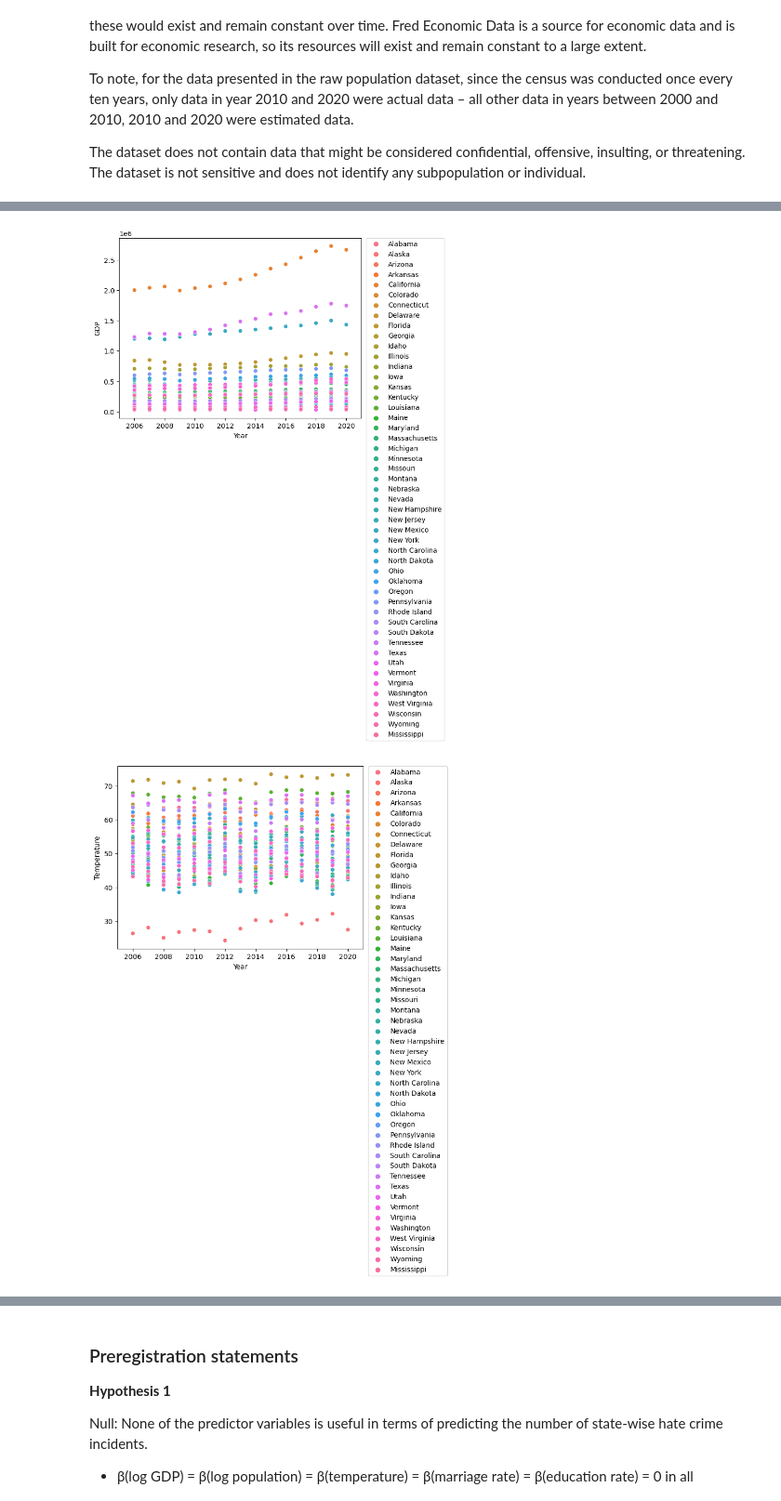
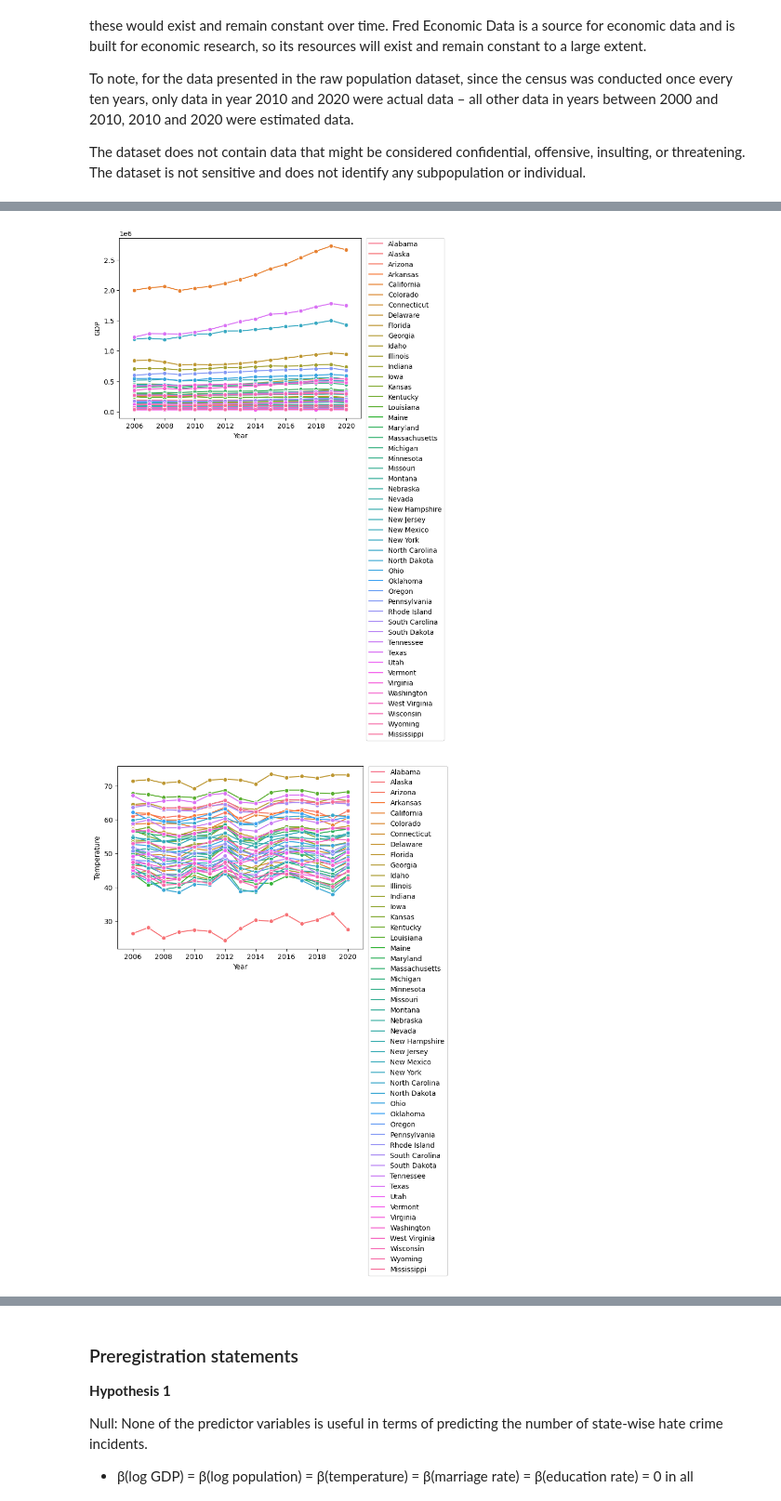
Before and after one commit to ChenTsizhen/2950_Project, a Jupyter notebook: phase4.ipynb, the cells around one changed output, grey strips where cells are left out. Shown at 93% size. Drawn from its saved outputs; the diff is of its cells as text; code cells hidden in the pictures.

Commit message:
add lineplots

```diff
--- a/phase4.ipynb
+++ b/phase4.ipynb
@@ -308,9 +309,9 @@ To note, for the data presented in the raw population dataset, since the census
 
 The dataset does not contain data that might be considered confidential, offensive, insulting, or threatening. The dataset is not sensitive and does not identify any subpopulation or individual.
 # %%
-# Plot scatter plot for each input/output column, over year group by state
+# Plot line plots for each input/output column, over year group by state
 def plot(col):
-    ax = sns.scatterplot(data=df, x='Year', y=col, hue='State')
+    ax = sns.lineplot(data=df, x='Year', y=col, hue='State', marker='o')
     plt.legend(bbox_to_anchor=(1.02, 1), loc='upper left', borderaxespad=0)
     ax.set_xlim(2005,2021)
     plt.show()
@@ -323,2 +324,2 @@ for c in col_list: plot(c)
-[figure, old version]
+[figure, new version]
-[figure, old version]
+[figure, new version]
```
Also changed, not shown: parts of 18 cells of this notebook, 1 other file.
